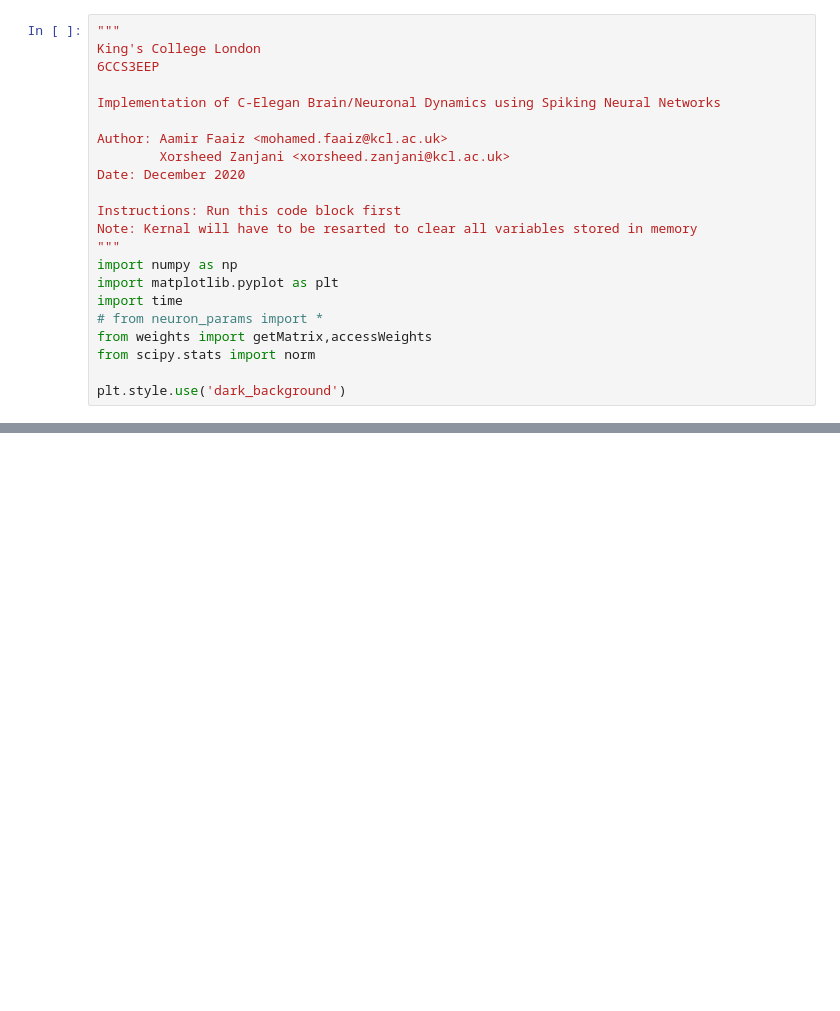
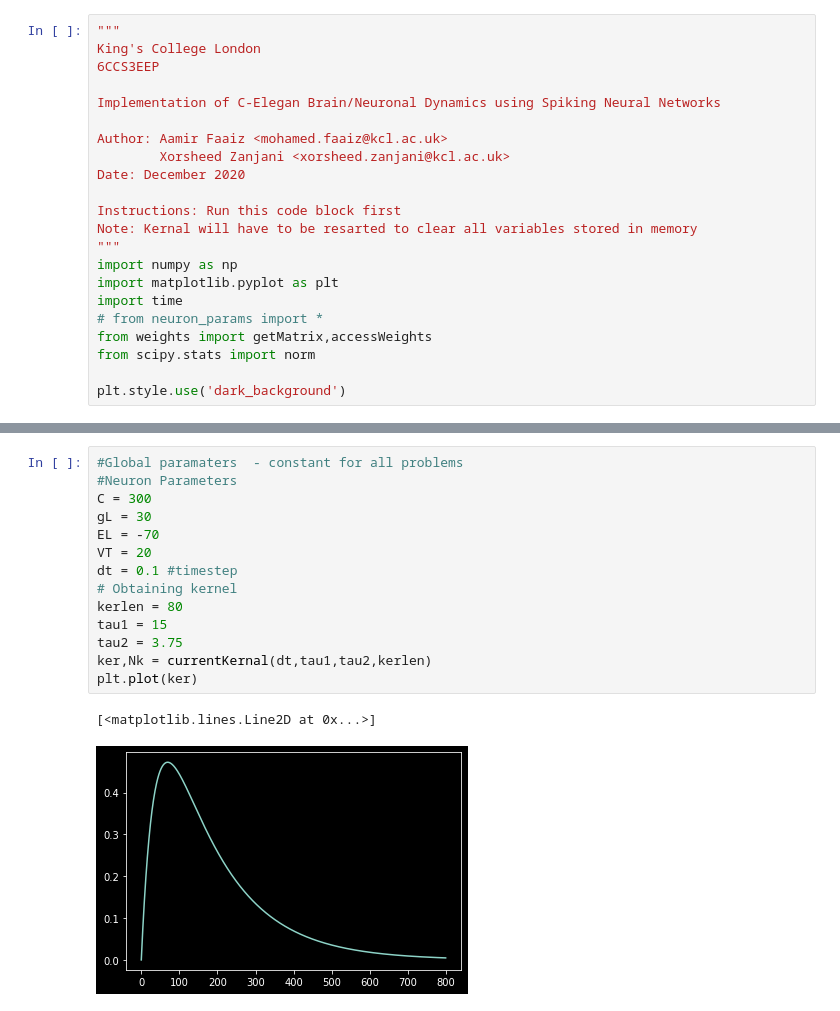
Before and after one commit to mendaxfz/FYP, a Jupyter notebook: thesis.ipynb, the cells around one changed output, grey strips where cells are left out. Saved outputs shown, nothing was run; the diff lists cells and outputs as text; blank space fills up the shorter version.

```diff
--- a/thesis.ipynb
+++ b/thesis.ipynb
@@ -236,0 +158,17 @@ def plotter(x,y1,title,yaxlabel,y1label=None,y2=None,y2label=None,usedark=False)
+# %%
+#Global paramaters  - constant for all problems
+#Neuron Parameters
+C = 300
+gL = 30
+EL = -70
+VT = 20
+dt = 0.1 #timestep
+# Obtaining kernel
+kerlen = 80
+tau1 = 15
+tau2 = 3.75
+ker,Nk = currentKernal(dt,tau1,tau2,kerlen)
+plt.plot(ker)
+# %% [output]
+[<matplotlib.lines.Line2D at 0x...>]
+[figure, added]
```
Also changed, not shown: parts of 15 cells of this notebook.
